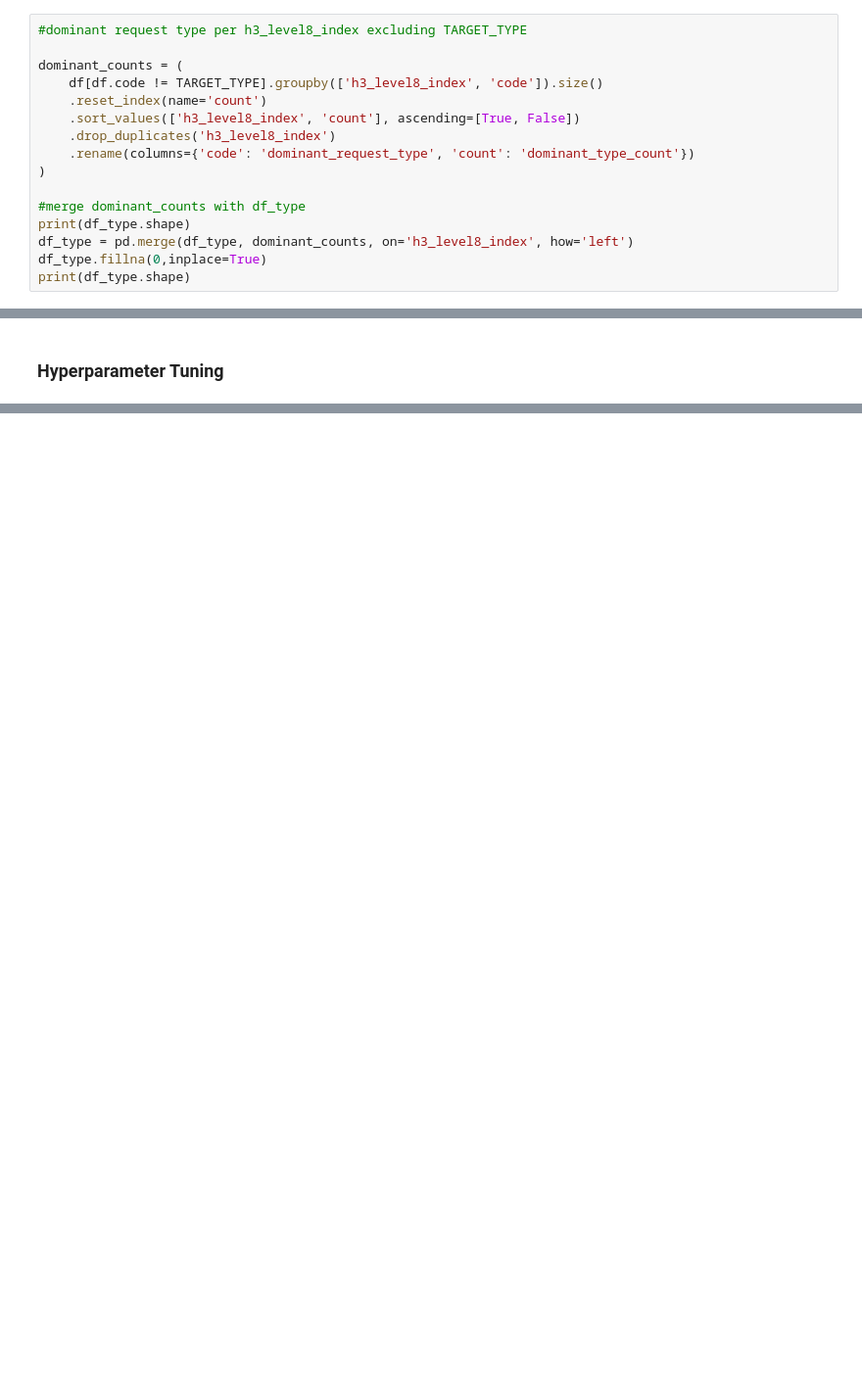
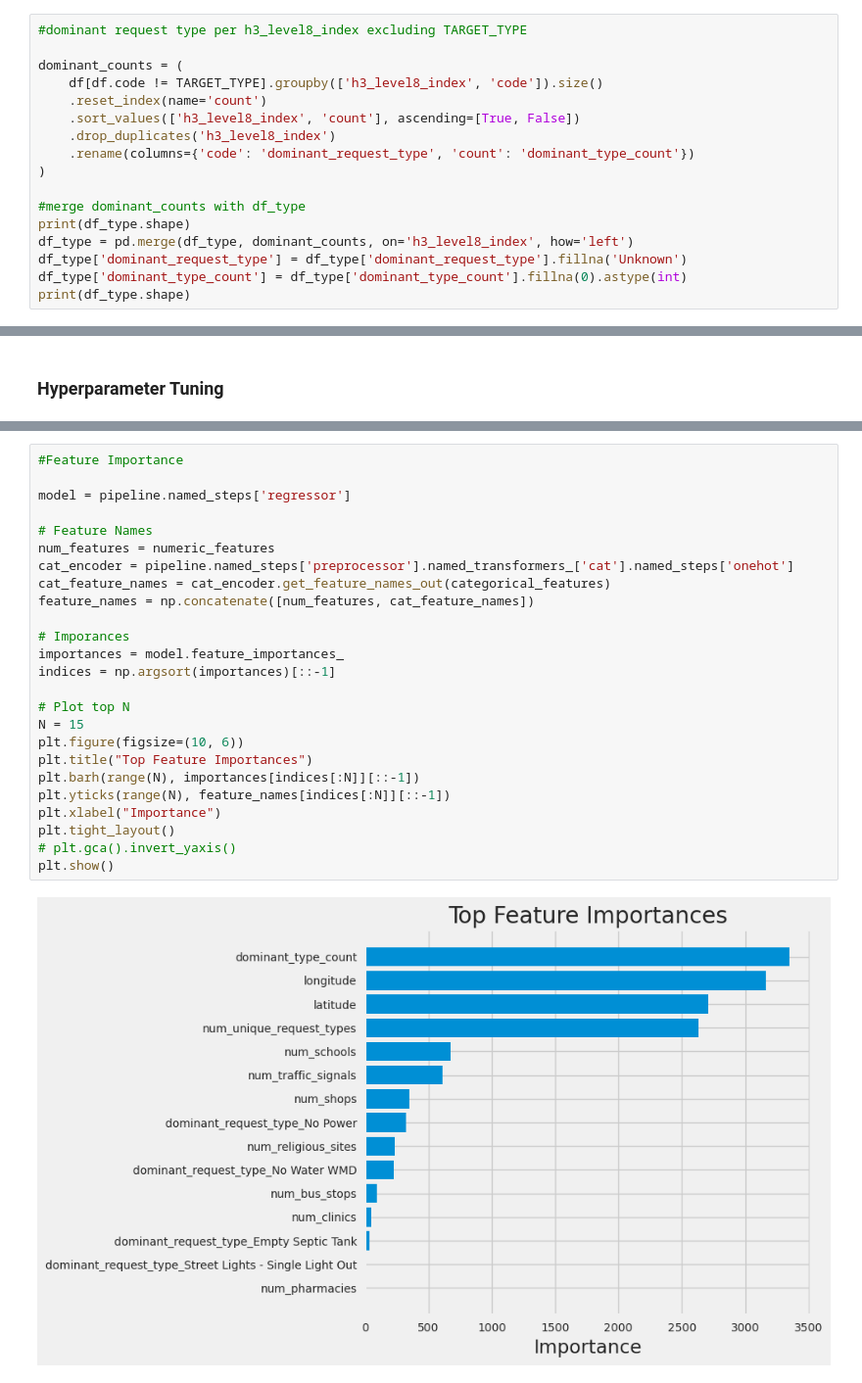
Before and after one commit to AMKiller/ds_code_challenge, a Jupyter notebook: notebooks/02_feature_engineering_and_modeling.ipynb, the cells around one changed output, grey strips where cells are left out. Shown at 98% size. Drawn from its saved outputs; the diff is of its cells as text; blank space fills up the shorter version.

```diff
--- a/notebooks/02_feature_engineering_and_modeling.ipynb
+++ b/notebooks/02_feature_engineering_and_modeling.ipynb
@@ -339,7 +321,8 @@ dominant_counts = (
 #merge dominant_counts with df_type
 print(df_type.shape)
 df_type = pd.merge(df_type, dominant_counts, on='h3_level8_index', how='left')
-df_type.fillna(0,inplace=True)
+df_type['dominant_request_type'] = df_type['dominant_request_type'].fillna('Unknown')
+df_type['dominant_type_count'] = df_type['dominant_type_count'].fillna(0).astype(int)
 print(df_type.shape)
 # %% [output]
 (1501, 15)
@@ -487,0 +555,27 @@ R2: 0.4354592680579895
+# %%
+#Feature Importance
+
+model = pipeline.named_steps['regressor']
+
+# Feature Names
+num_features = numeric_features
+cat_encoder = pipeline.named_steps['preprocessor'].named_transformers_['cat'].named_steps['onehot']
+cat_feature_names = cat_encoder.get_feature_names_out(categorical_features)
+feature_names = np.concatenate([num_features, cat_feature_names])
+
+# Imporances
+importances = model.feature_importances_
+indices = np.argsort(importances)[::-1]
+
+# Plot top N
+N = 15
+plt.figure(figsize=(10, 6))
+plt.title("Top Feature Importances")
+plt.barh(range(N), importances[indices[:N]][::-1])
+plt.yticks(range(N), feature_names[indices[:N]][::-1])
+plt.xlabel("Importance")
+plt.tight_layout()
+# plt.gca().invert_yaxis()
+plt.show()
+# %% [output]
+[figure, added]
```
Also changed, not shown: parts of 17 cells of this notebook.
